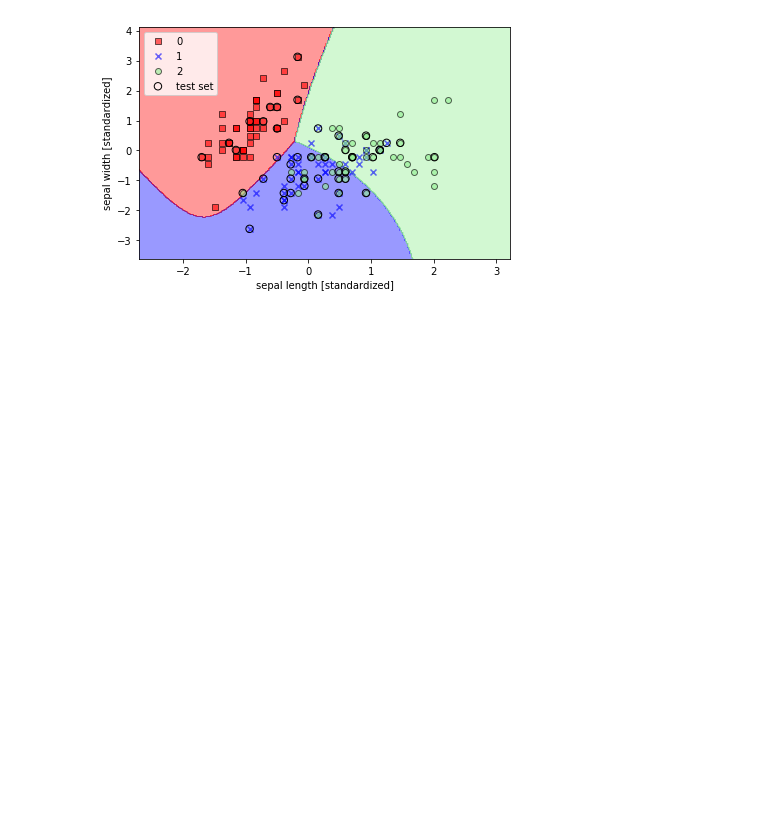
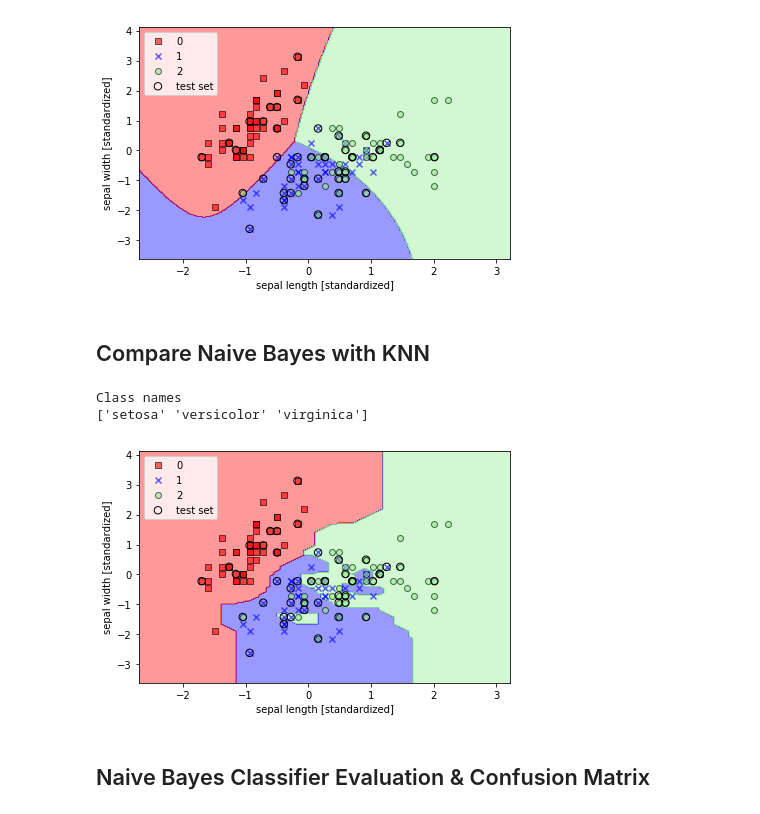
Before and after one commit to yejiiii/AI-Agent, a Jupyter notebook: Classifier/sklearn_Naive_Bayes.ipynb, the cells around one changed output. Cells and saved outputs as stored; diff of their text form; code cells hidden in the pictures; blank space fills up the shorter version.

```diff
--- a/Classifier/sklearn_Naive_Bayes.ipynb
+++ b/Classifier/sklearn_Naive_Bayes.ipynb
@@ -70,10 +112,16 @@ iris = datasets.load_iris()
 #Replace Species type with numbers
 # df.Species.replace(['Iris-setosa', 'Iris-versicolor', 'Iris-virginica'], [1, 2, 3], inplace=True)
 
-#Initialize Gaussian Naive Bayes
-clf = GaussianNB()
-
-# Split-out validation dataset
+# Split-out train, test dataset
 array = iris.data
 X = iris.data[:, [0, 1]]
 Y = iris.target
+
+X_train, X_test, y_train, y_test = model_selection.train_test_split(X, Y, test_size=0.5, random_state=0)
+
+sc = StandardScaler()
+sc.fit(X_train)
+X_train_std = sc.transform(X_train)
+X_test_std = sc.transform(X_test)
+X_combined_std = np.vstack((X_train_std, X_test_std))
+y_combined = np.hstack((y_train, y_test))
@@ -80,17 +130,11 @@ Y = iris.target
 # %%
-X_train, X_validation, Y_train, Y_validation = model_selection.train_test_split(X, Y, test_size=0.5, random_state=0)
-
-sc = StandardScaler()
-sc.fit(X_train)
-X_train_std = sc.transform(X_train)
-X_test_std = sc.transform(X_validation)
-X_combined_std = np.vstack((X_train_std, X_test_std))
-y_combined = np.hstack((Y_train, Y_validation))
+#Initialize Gaussian Naive Bayes
+nb_clf = GaussianNB()
 
 #Fitting the training set
-clf.fit(X_train_std, Y_train)
+nb_clf.fit(X_train_std, y_train)
 
-plot_decision_regions(X_combined_std, y_combined, classifier=clf, test_idx=range(105, 150))
+plot_decision_regions(X_combined_std, y_combined, classifier=nb_clf, test_idx=range(105, 150))
 
 plt.xlabel('sepal length [standardized]')
 plt.ylabel('sepal width [standardized]')
@@ -103,3 +147,27 @@ plt.show()
 Class names
 ['setosa' 'versicolor' 'virginica']
 [figure]
+# %% [markdown]
+## Compare Naive Bayes with KNN
+# %%
+#Initialize KNN
+knn_clf = KNeighborsClassifier(n_neighbors=1, p=1, metric='minkowski')
+
+#Fitting the training set
+knn_clf.fit(X_train_std, y_train)
+
+plot_decision_regions(X_combined_std, y_combined, classifier=knn_clf, test_idx=range(105, 150))
+
+plt.xlabel('sepal length [standardized]')
+plt.ylabel('sepal width [standardized]')
+plt.legend(loc='upper left')
+plt.tight_layout()
+print("\nClass names")
+print(iris.target_names)
+plt.show()
+# %% [output]
+Class names
+['setosa' 'versicolor' 'virginica']
+[figure, added]
+# %% [markdown]
+## Naive Bayes Classifier Evaluation & Confusion Matrix
```
Also changed, not shown: parts of 20 cells of this notebook, 1 other file.
